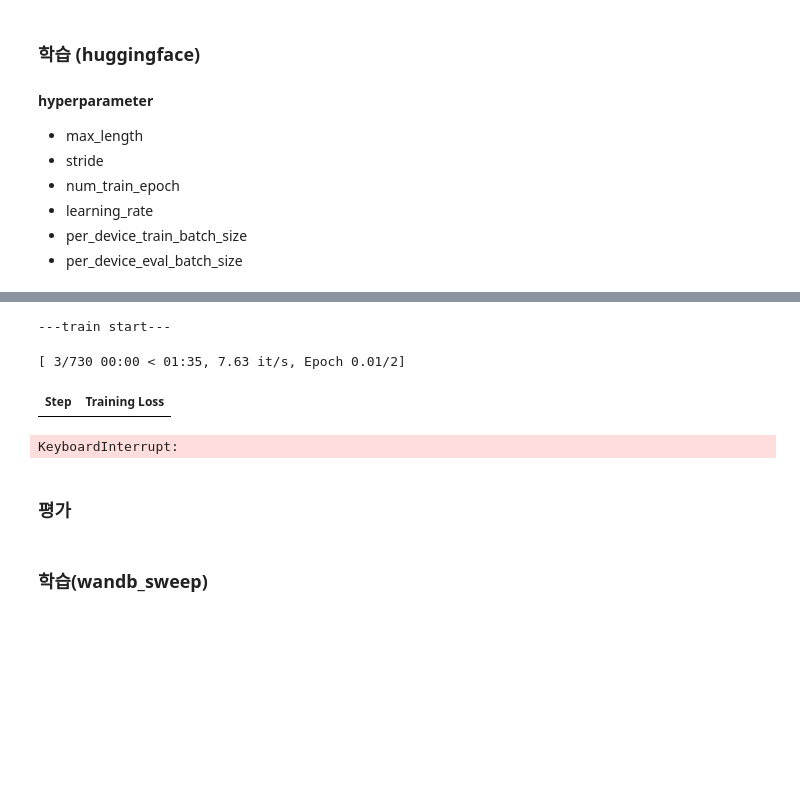
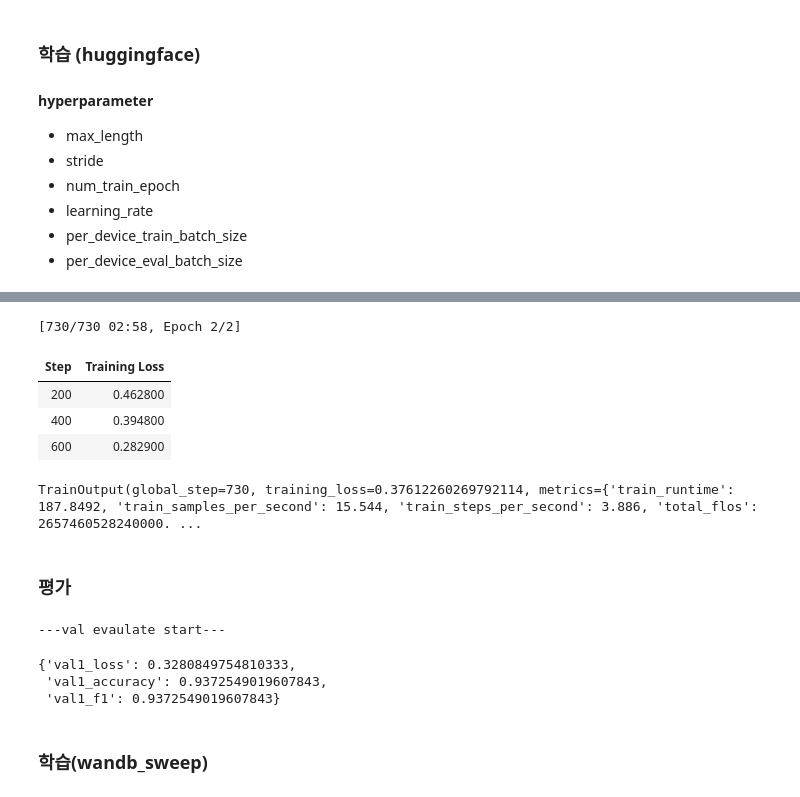
Before and after one commit to boostcampaitech5/level3_nlp_finalproject-nlp-04, a Jupyter notebook: sentence-sentimental/train.ipynb, the cells around one changed output, grey strips where cells are left out. Drawn from its saved outputs; the diff is of its cells as text; code cells hidden in the pictures; blank space fills up the shorter version.

```diff
--- a/sentence-sentimental/train.ipynb
+++ b/sentence-sentimental/train.ipynb
@@ -33,5 +39,5 @@ tokenizer = AutoTokenizer.from_pretrained(MODEL_NAME)
 # %%
-MODEL_NAME = "team-lucid/deberta-v3-base-korean"
+# MODEL_NAME = "team-lucid/deberta-v3-base-korean"
 
-model = DebertaV2ForSequenceClassification.from_pretrained(MODEL_NAME, num_labels=2).to(device)
-tokenizer = AutoTokenizer.from_pretrained(MODEL_NAME)
+# model = DebertaV2ForSequenceClassification.from_pretrained(MODEL_NAME, num_labels=2).to(device)
+# tokenizer = AutoTokenizer.from_pretrained(MODEL_NAME)
@@ -46,15 +46,15 @@ You should probably TRAIN this model on a down-stream task to be able to use it
 # %% [markdown]
 #### 1) 기사 전체 학습
 # %%
-data = pd.read_csv('/opt/ml/finance_sentiment_corpus/merged_samsung_filtered.csv')
+# data = pd.read_csv('/opt/ml/finance_sentiment_corpus/merged_samsung_filtered.csv')
 
-def extract_label(json_str) :
-    data_dict = eval(json_str)  # JSON 문자열을 파이썬 딕셔너리로 변환
-    return data_dict["label"]
+# def extract_label(json_str) :
+#     data_dict = eval(json_str)  # JSON 문자열을 파이썬 딕셔너리로 변환
+#     return data_dict["label"]
 
-# "label" 값을 추출하여 새로운 Series 생성
-data['labels'] = data["labels"].apply(extract_label)
-data['labels'] = data['labels'].map({'부정':0, '긍정':1})
+# # "label" 값을 추출하여 새로운 Series 생성
+# data['labels'] = data["labels"].apply(extract_label)
+# data['labels'] = data['labels'].map({'부정':0, '긍정':1})
 # %% [markdown]
 #### 2) 기사 앞뒤 학습
 # %%
@@ -153,34 +211,37 @@ W&B online. Running your script from this directory will now sync to the cloud.
 # %%
 # run = wandb.init(project="final_sentimental", entity="nlp-10")
 
 # run.name = f"model: {MODEL_NAME} / batch_size: {per_device_train_batch_size} / lr: {learning_rate}"
 
 training_args = TrainingArguments(
     output_dir = './outputs',
     logging_steps = logging_steps,
     num_train_epochs = num_train_epochs,
     per_device_train_batch_size = per_device_train_batch_size,
     per_device_eval_batch_size = per_device_eval_batch_size,
     learning_rate = learning_rate,
+    evaluation_strategy="logging_steps"
     fp16=True,
     report_to="wandb",
 )
 
 trainer = Trainer(
     model=model,
     args=training_args,
     train_dataset=train_set,
     eval_dataset=val_set,
     compute_metrics=compute_metrics
 )
 
 print('---train start---')
 trainer.train()
 # wandb.finish()
 # %% [output]
----train start---
+[730/730 02:58, Epoch 2/2]
+| Step | Training Loss |
+| 200 | 0.462800 |
+| 400 | 0.394800 |
+| 600 | 0.282900 |
-[ 3/730 00:00 < 01:35, 7.63 it/s, Epoch 0.01/2]
+TrainOutput(global_step=730, training_loss=0.37612260269792114, metrics={'train_runtime': 187.8492, 'train_samples_per_second': 15.544, 'train_steps_per_second': 3.886, 'total_flos': 2657460528240000. ...
-| Step | Training Loss |
-KeyboardInterrupt:
 # %% [markdown]
 ### 평가
@@ -191,6 +252,11 @@ print('---val evaulate start---')
 # wandb.init()
 trainer.evaluate(eval_dataset=val_set, metric_key_prefix='val1')
 # wandb.finish()
+# %% [output]
+---val evaulate start---
+{'val1_loss': 0.3280849754810333,
+ 'val1_accuracy': 0.9372549019607843,
+ 'val1_f1': 0.9372549019607843}
 # %% [markdown]
 ### 학습(wandb_sweep)
 # %%
```
Also changed, not shown: parts of 9 cells of this notebook, 1 other file.
